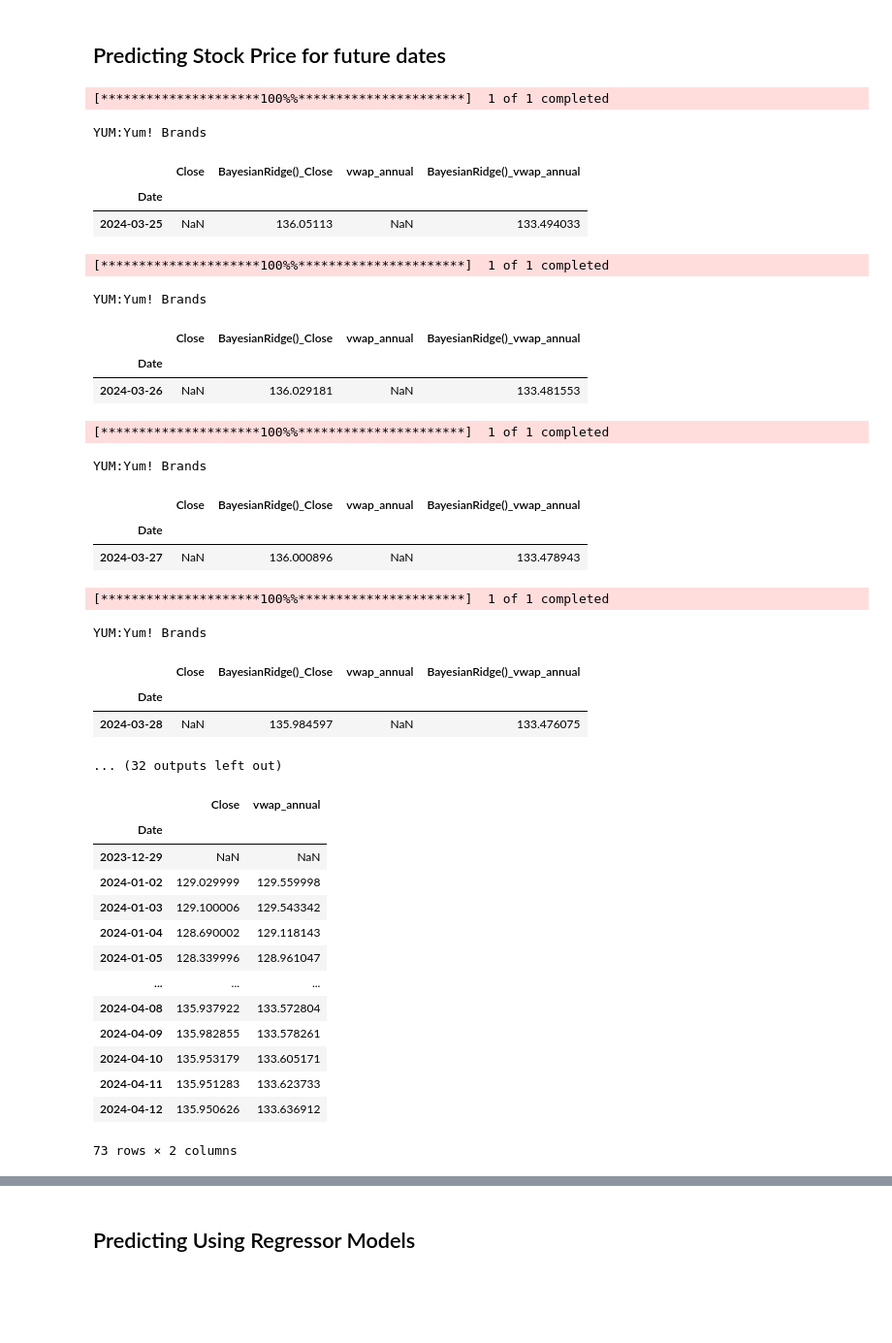
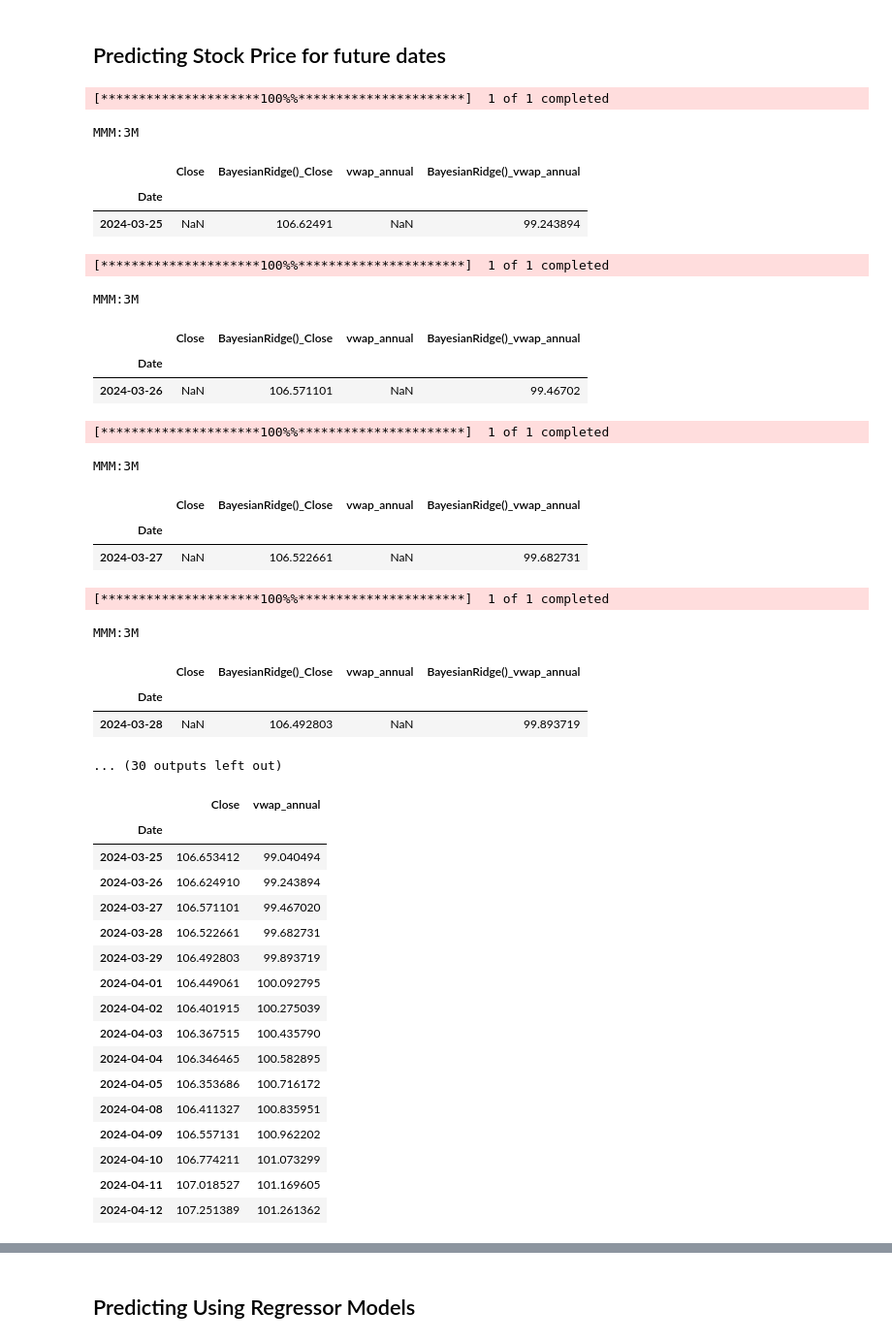
Before and after one commit to catherineGit/Project-2, a Jupyter notebook: Price_Prediction_Linear_Models.ipynb, the cells around one changed output, grey strips where cells are left out. Shown at 97% size. Drawn from its saved outputs; the diff is of its cells as text; code cells hidden in the pictures; blank space fills up the shorter version.

```diff
--- a/Price_Prediction_Linear_Models.ipynb
+++ b/Price_Prediction_Linear_Models.ipynb
@@ -140,8 +140,7 @@ def predict_close_vwap():
     target_predictions_df = pd.concat([target_predictions_close_df,target_predictions_vwap_df],axis=1)
 
     display(target_predictions_df.tail())
-    display(target_predictions_close_df.hvplot())
-    display(target_predictions_vwap_df.hvplot())
+    display(target_predictions_close_df.hvplot(frame_width=500,frame_height=300))
     return(target_predictions_close_df,target_predictions_vwap_df,target_predictions_df)
 # %%
 # Calculating Root_Mean_Square_Error(RMSE)
@@ -175,10 +174,9 @@ def linear_model_predictions():
     error_measures_vwap = error_measures_vwap.sort_values(by=['MAPE_vwap'])
 
     display(error_measures_close)
-    display(error_measures_close.hvplot.bar(rot=90))
-    display(error_measures_vwap)
-    display(error_measures_vwap.hvplot.bar(rot=90))
+    display(error_measures_close.hvplot.bar(rot=90,frame_width=500,frame_height=300))
 
+    #Choosing model with lowest MAPE value
     best_estimate_close = error_measures_close.index[0]
     best_estimate_vwap = error_measures_vwap.index[0]
 
@@ -206,7 +204,9 @@ def linear_model_predictions():
     predictions_output['vwap_annual']=predictions_output['vwap_annual'].fillna(predictions_output[best_estimate_vwap])
 
     predictions = predictions_output[['Close','vwap_annual']]
+    best_model = best_estimate_close.removesuffix('_Close')
+    comparison_plot = predictions_output[['Close',best_estimate_close]].loc['2024':today].hvplot(frame_width=500,frame_height=300)
 
-    return (predictions)
+    return (comparison_plot,best_model,predictions)
 # %%
 # Scrapping for List of stocks in S&P500 for Linear Model ML Prediction Analysis
@@ -277,0 +256,10 @@ YUM:Yum! Brands
+# %%
+# display predictions
+
+model_plot,model,stock_predictions = linear_model_predictions()
+
+display(stock_predictions.tail())
+
+display(model_plot)
+
+print(f"Model with lowest MAPE: {model}")
@@ -386,47 +407,51 @@ future_stock_price = best_fit_model_future_prediction(stock_predictions)
 # Predicting Stocks on Future Dates _ Next 51 Days
 for i in list(range(1,14)):
     future_stock_price = best_fit_model_future_prediction(future_stock_price)
-
-future_stock_price
 # %% [output]
 [*********************100%%**********************]  1 of 1 completed
-YUM:Yum! Brands
+MMM:3M
 |  | Close | BayesianRidge()_Close | vwap_annual | BayesianRidge()_vwap_annual |
 | Date |  |  |  |  |
-| 2024-03-25 | NaN | 136.05113 | NaN | 133.494033 |
+| 2024-03-25 | NaN | 106.62491 | NaN | 99.243894 |
 [*********************100%%**********************]  1 of 1 completed
-YUM:Yum! Brands
+MMM:3M
 |  | Close | BayesianRidge()_Close | vwap_annual | BayesianRidge()_vwap_annual |
 | Date |  |  |  |  |
-| 2024-03-26 | NaN | 136.029181 | NaN | 133.481553 |
+| 2024-03-26 | NaN | 106.571101 | NaN | 99.46702 |
 [*********************100%%**********************]  1 of 1 completed
-YUM:Yum! Brands
+MMM:3M
 |  | Close | BayesianRidge()_Close | vwap_annual | BayesianRidge()_vwap_annual |
 | Date |  |  |  |  |
-| 2024-03-27 | NaN | 136.000896 | NaN | 133.478943 |
+| 2024-03-27 | NaN | 106.522661 | NaN | 99.682731 |
 [*********************100%%**********************]  1 of 1 completed
-YUM:Yum! Brands
+MMM:3M
 |  | Close | BayesianRidge()_Close | vwap_annual | BayesianRidge()_vwap_annual |
 | Date |  |  |  |  |
-| 2024-03-28 | NaN | 135.984597 | NaN | 133.476075 |
+| 2024-03-28 | NaN | 106.492803 | NaN | 99.893719 |
-... (32 outputs left out)
+... (30 outputs left out)
 # %%
-display(future_stock_price)
+display(future_stock_price.loc[today:,:])
 
-future_stock_price.loc[today:,'Close'].hvplot()
+future_plot = future_stock_price.loc[today:,'Close'].hvplot(frame_width=500,frame_height=300)
+
+display(future_plot)
+display(model_plot*future_plot)
 # %% [output]
 |  | Close | vwap_annual |
 | Date |  |  |
-| 2023-12-29 | NaN | NaN |
-| 2024-01-02 | 129.029999 | 129.559998 |
-| 2024-01-03 | 129.100006 | 129.543342 |
-| 2024-01-04 | 128.690002 | 129.118143 |
-| 2024-01-05 | 128.339996 | 128.961047 |
-| ... | ... | ... |
-| 2024-04-08 | 135.937922 | 133.572804 |
-| 2024-04-09 | 135.982855 | 133.578261 |
-| 2024-04-10 | 135.953179 | 133.605171 |
-| 2024-04-11 | 135.951283 | 133.623733 |
-| 2024-04-12 | 135.950626 | 133.636912 |
+| 2024-03-25 | 106.653412 | 99.040494 |
+| 2024-03-26 | 106.624910 | 99.243894 |
+| 2024-03-27 | 106.571101 | 99.467020 |
+| 2024-03-28 | 106.522661 | 99.682731 |
+| 2024-03-29 | 106.492803 | 99.893719 |
+| 2024-04-01 | 106.449061 | 100.092795 |
+| 2024-04-02 | 106.401915 | 100.275039 |
+| 2024-04-03 | 106.367515 | 100.435790 |
+| 2024-04-04 | 106.346465 | 100.582895 |
+| 2024-04-05 | 106.353686 | 100.716172 |
+| 2024-04-08 | 106.411327 | 100.835951 |
+| 2024-04-09 | 106.557131 | 100.962202 |
+| 2024-04-10 | 106.774211 | 101.073299 |
+| 2024-04-11 | 107.018527 | 101.169605 |
+| 2024-04-12 | 107.251389 | 101.261362 |
-73 rows × 2 columns
 [interactive output not drawn]
```
Also changed, not shown: parts of 12 cells of this notebook.
